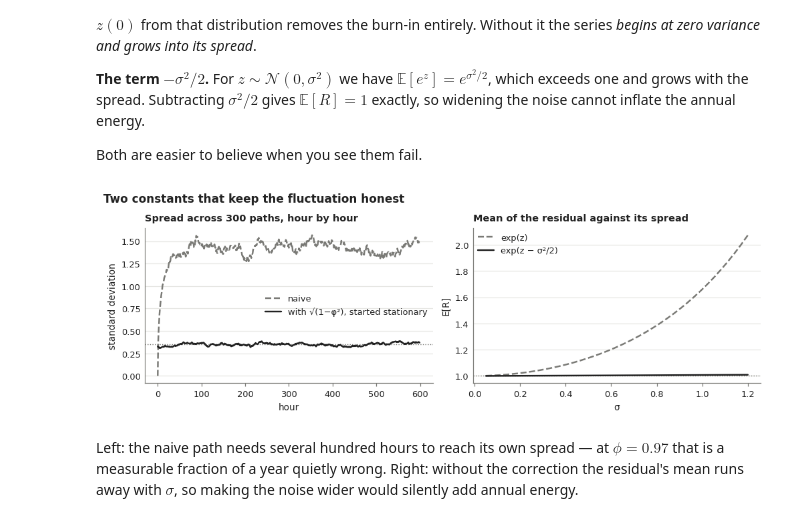
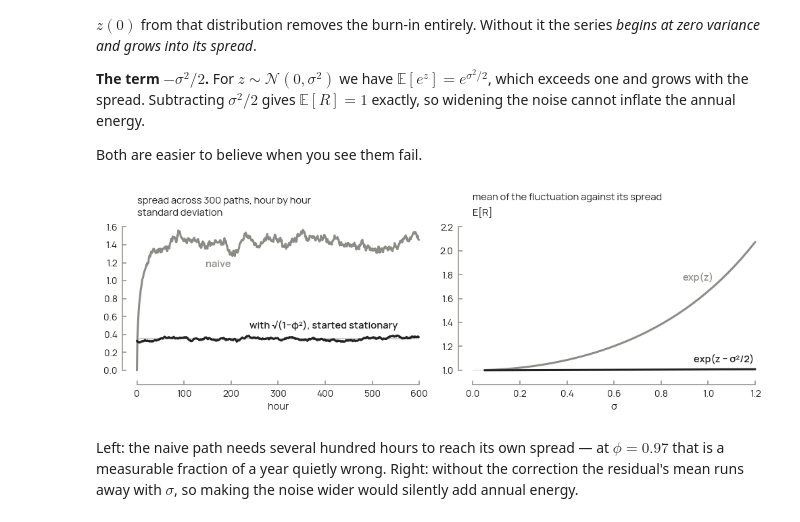
Before and after one commit to Matt-haug/loadcast, a Jupyter notebook: examples/01_tutorial.ipynb, the cells around one changed output. Saved outputs shown, nothing was run; the diff lists cells and outputs as text; code cells hidden in the pictures.

```diff
--- a/examples/01_tutorial.ipynb
+++ b/examples/01_tutorial.ipynb
@@ -100,12 +100,15 @@ minimum value        0.0000 kW    (never negative)
 week = profiles.loc["2025-06-09":"2025-06-15 23:00"]      # Monday to Sunday
 fig, ax = plt.subplots(figsize=fs.size(1, height=3.0))
 fs.weekends(ax, week.index)
+ends = {}
 for key, col in (("heat", "heat_kw"), ("cold", "cold_kw"), ("elec", "elec_kw")):
-    ax.plot(week.index, week[col] / week[col].mean(), color=C[key], lw=1.3, label=key)
-ax.set_ylabel("demand / its own mean")
+    values = week[col] / week[col].mean()
+    ax.plot(week.index, values, color=C[key], lw=1.4)
+    ends[key] = (week.index[-1], values.iloc[-1], C[key])
+fs.heading(ax, "demand / its own mean")
 fs.days(ax, week.index)
-fs.legend(ax)
-fs.title(fig, "One week, each carrier divided by its own mean")
+fs.frame(ax)
+fs.label_ends(ax, ends)
 save(fig, "01_one_week")
 plt.show()
 # %% [output]
@@ -152,11 +155,12 @@ for ax, series, title in (
     (axes[2], product, "their product, S(t)·R(t)"),
 ):
     fs.weekends(ax, index[span])
-    ax.plot(index[span], series[span], color=fs.INK, lw=1.0)
+    ax.plot(index[span], series[span], color=fs.INK, lw=1.3)
     fs.reference(ax, 1.0)
-    ax.set_title(title)
+    fs.heading(ax, subtitle=title)
 fs.days(axes[2], index[span], weekly=True)
-fs.title(fig, "A profile is a calendar times a fluctuation")
+for ax in axes:
+    fs.frame(ax)
 save(fig, "02_decomposition")
 plt.show()
 
@@ -195,41 +199,46 @@ Both are easier to believe when you see them fail.
 # %%
 # An AR(1) built the obvious way: no stationarity factor, starting at zero.
 def naive_ar1(n, phi, sigma, rng):
     z = np.zeros(n)
     for t in range(1, n):
         z[t] = phi * z[t - 1] + rng.standard_normal() * sigma
     return z
 
 rng = np.random.default_rng(0)
 phi, sig = 0.97, 0.35
 paths_ok = generator.correlated_ar1(600, 300, phi=phi, sigma=sig, correlation=0.0, rng=rng)
 paths_naive = np.array([naive_ar1(600, phi, sig, rng) for _ in range(300)])
 
 fig, axes = plt.subplots(1, 2, figsize=fs.size(1, height=3.1))
-axes[0].plot(paths_naive.std(axis=0), color=fs.GREY, lw=1.6, ls="--", label="naive")
-axes[0].plot(paths_ok.std(axis=0), color=fs.INK, lw=1.6, label="with √(1−φ²), started stationary")
-fs.reference(axes[0], sig, style=":")
-axes[0].set_title("Spread across 300 paths, hour by hour")
-axes[0].set_xlabel("hour"); axes[0].set_ylabel("standard deviation")
-axes[0].legend(loc="center right")
+naive, kept = paths_naive.std(axis=0), paths_ok.std(axis=0)
+hours = np.arange(len(naive))
+axes[0].plot(hours, naive, color=fs.GREY)
+axes[0].plot(hours, kept, color=fs.INK)
+fs.reference(axes[0], sig)
+axes[0].set_xlabel("hour")
+fs.heading(axes[0], "standard deviation", subtitle="spread across 300 paths, hour by hour")
 
 sigmas = np.linspace(0.05, 1.2, 40)
 corrected = [generator.lognormal_from_latent(
     generator.correlated_ar1(20_000, 1, 0.5, s, 0.0, np.random.default_rng(3)), s).mean()
     for s in sigmas]
 uncorrected = [np.exp(generator.correlated_ar1(
     20_000, 1, 0.5, s, 0.0, np.random.default_rng(3))).mean() for s in sigmas]
-axes[1].plot(sigmas, uncorrected, color=fs.GREY, lw=1.6, ls="--", label="exp(z)")
-axes[1].plot(sigmas, corrected, color=fs.INK, lw=1.6, label="exp(z − σ²/2)")
-fs.reference(axes[1], 1.0, style=":")
-axes[1].set_title("Mean of the residual against its spread")
-axes[1].set_xlabel("σ"); axes[1].set_ylabel("E[R]")
-axes[1].legend(loc="upper left")
-fs.title(fig, "Two constants that keep the fluctuation honest")
+axes[1].plot(sigmas, uncorrected, color=fs.GREY)
+axes[1].plot(sigmas, corrected, color=fs.INK)
+fs.reference(axes[1], 1.0)
+axes[1].set_xlabel("σ")
+fs.heading(axes[1], "E[R]", subtitle="mean of the fluctuation against its spread")
+for ax in axes:
+    fs.frame(ax)
+fs.label_best(axes[0], {"naive": (hours, naive, fs.GREY),
+                        "with √(1−φ²), started stationary": (hours, kept, fs.INK)})
+fs.label_best(axes[1], {"exp(z)": (sigmas, uncorrected, fs.GREY),
+                        "exp(z − σ²/2)": (sigmas, corrected, fs.INK)})
 save(fig, "03_two_constants")
 plt.show()
 # %% [output]
-[figure, old version]
+[figure, new version]
 # %% [markdown]
 Left: the naive path needs several hundred hours to reach its own spread — at
 $\phi = 0.97$ that is a measurable fraction of a year quietly wrong. Right:
```
Also changed, not shown: parts of 11 cells of this notebook, 27 other files.
